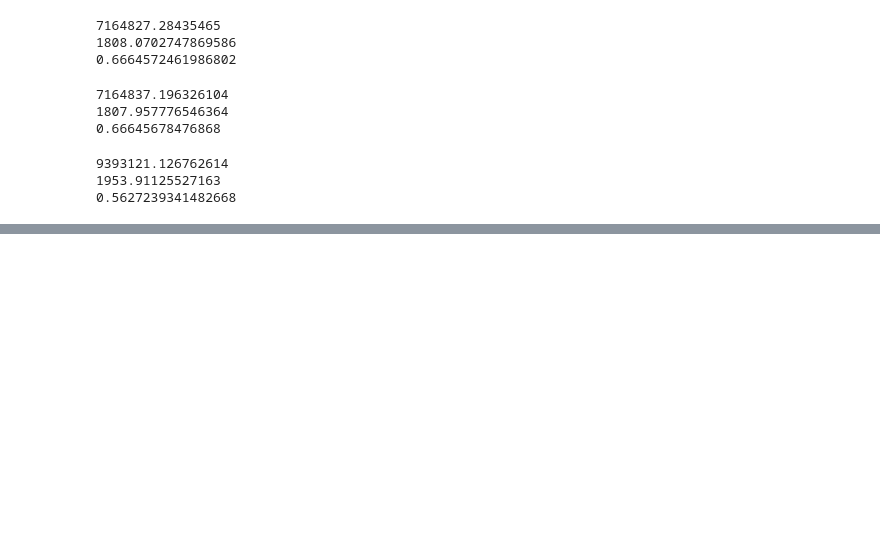
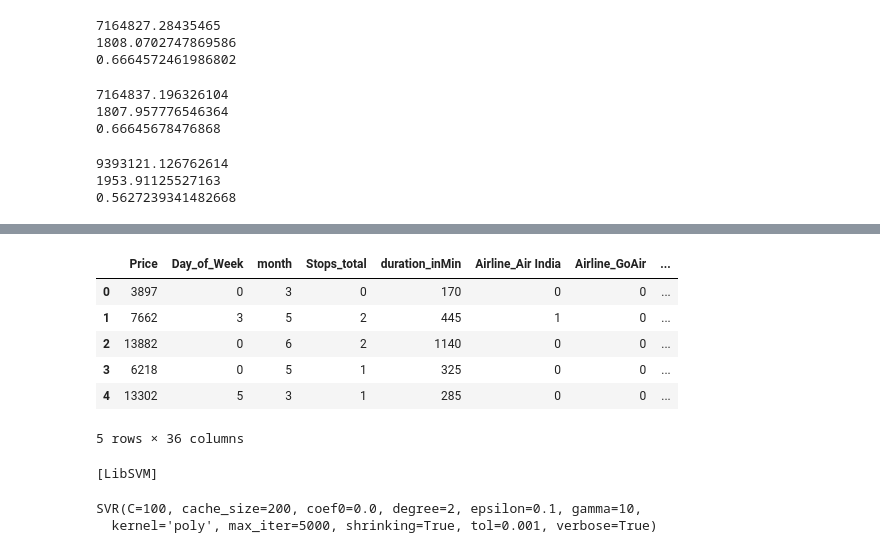
Before and after one commit to vivekguptacse/LearningProjects, a Jupyter notebook: Projects/08_Flight_Price_Prediction/Flight Price Prediction.ipynb, the cells around one changed output, grey strips where cells are left out. Drawn from its saved outputs; the diff is of its cells as text; code cells hidden in the pictures; blank space fills up the shorter version.

```diff
--- a/Projects/08_Flight_Price_Prediction/Flight Price Prediction.ipynb
+++ b/Projects/08_Flight_Price_Prediction/Flight Price Prediction.ipynb
@@ -180,6 +171,11 @@ flight_data.head()
 | 4 | IndiGo | Banglore | New Delhi | BLR → NAG → DEL | 16:50 | 21:35 | No info | 13302 | 5 | ... |
 # %%
 def convert_to_flight_time(dep_time):
+    '''
+    This method defines the departure time
+    whether its morning flight . afternoon flight
+    evening flight or night flight based on time of departure.
+    '''
     hh_mm = dep_time.split(':')
     if int(hh_mm[0]) >= 0 and int(hh_mm[0]) < 6:
         return 'Late Night'
@@ -269,6 +270,8 @@ flight_data.head()
 | 2 | Jet Airways | DEL | COK | DEL → LKO → BOM → COK | No info | 13882 | 0 | 6 | 2 | ... |
 | 3 | IndiGo | CCU | BLR | CCU → NAG → BLR | No info | 6218 | 0 | 5 | 1 | ... |
 | 4 | IndiGo | BLR | DEL | BLR → NAG → DEL | No info | 13302 | 5 | 3 | 1 | ... |
+# %%
+data = flight_data.copy()
 # %%
 code_to_num = {}
 
@@ -493,0 +511,16 @@ print(r2_score(y_train,elastic_pred))
+# %%
+data.drop('Route',axis=1,inplace=True)
+# %%
+colums_For_Dummies = ['Airline','Source','Destination','Additional_Info','dep_quadrant']
+
+data = pd.get_dummies(columns=colums_For_Dummies,data=data,drop_first=True)
+# %%
+data.head()
+# %% [output]
+|  | Price | Day_of_Week | month | Stops_total | duration_inMin | Airline_Air India | Airline_GoAir | ... |
+| 0 | 3897 | 0 | 3 | 0 | 170 | 0 | 0 | ... |
+| 1 | 7662 | 3 | 5 | 2 | 445 | 1 | 0 | ... |
+| 2 | 13882 | 0 | 6 | 2 | 1140 | 0 | 0 | ... |
+| 3 | 6218 | 0 | 5 | 1 | 325 | 0 | 0 | ... |
+| 4 | 13302 | 5 | 3 | 1 | 285 | 0 | 0 | ... |
+5 rows × 36 columns
@@ -493,0 +541,6 @@ print(r2_score(y_train,elastic_pred))
+# %%
+svm_poly_reg.fit(X_train,y_train)
+# %% [output]
+[LibSVM]
+SVR(C=100, cache_size=200, coef0=0.0, degree=2, epsilon=0.1, gamma=10,
+  kernel='poly', max_iter=5000, shrinking=True, tol=0.001, verbose=True)
```
Also changed, not shown: parts of 21 cells of this notebook.
